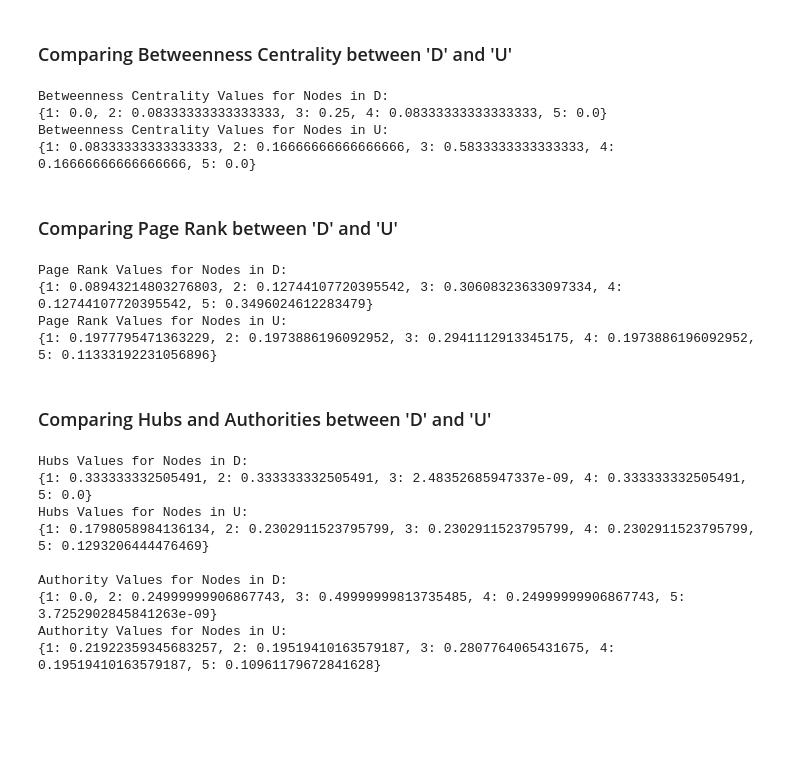
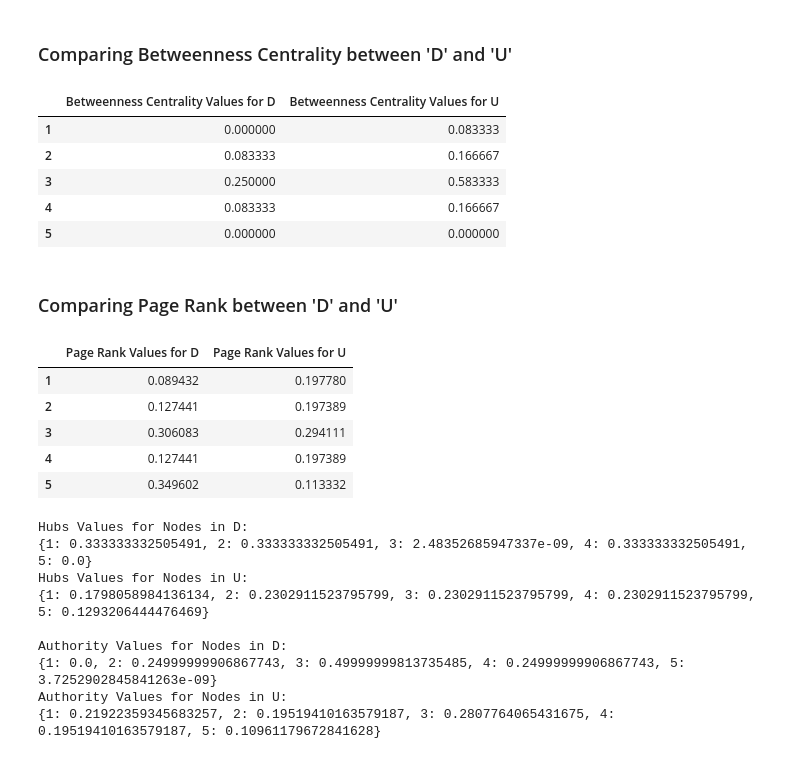
Before and after one commit to idc9/law-net, a Jupyter notebook: explore/michael/5_node_graph_centrality_testing.ipynb, the cells around one changed output. Saved outputs shown, nothing was run; the diff lists cells and outputs as text; code cells hidden in the pictures; blank space fills up the shorter version.

```diff
--- a/explore/michael/5_node_graph_centrality_testing.ipynb
+++ b/explore/michael/5_node_graph_centrality_testing.ipynb
@@ -118,35 +93,53 @@ ArpackNoConvergence: ARPACK error -1: No convergence (51 iterations, 0/1 eigenve
 # %% [markdown]
 ### Comparing Betweenness Centrality between 'D' and 'U'
-# %%
-between_cent_dict_D = nx.betweenness_centrality(D)
-between_cent_dict_U = nx.betweenness_centrality(U)
-
-print 'Betweenness Centrality Values for Nodes in D:'
-print between_cent_dict_D
-print 'Betweenness Centrality Values for Nodes in U:'
-print between_cent_dict_U
-# %% [output]
-Betweenness Centrality Values for Nodes in D:
-{1: 0.0, 2: 0.08333333333333333, 3: 0.25, 4: 0.08333333333333333, 5: 0.0}
-Betweenness Centrality Values for Nodes in U:
-{1: 0.08333333333333333, 2: 0.16666666666666666, 3: 0.5833333333333333, 4: 0.16666666666666666, 5: 0.0}
+# %%
+between_cent_dict_D = nx.betweenness_centrality(D)
+between_cent_dict_U = nx.betweenness_centrality(U)
+
+bcd_D = sorted(between_cent_dict_D.iteritems(), key=operator.itemgetter(0))
+bcd_U = sorted(between_cent_dict_U.iteritems(), key=operator.itemgetter(0))
+
+nodes = [x[0] for x in bcd_D]
+bcd_D_vals = [x[1] for x in bcd_D]
+bcd_U_vals = [x[1] for x in bcd_U]
+
+data = {'Betweenness Centrality Values for D': bcd_D_vals,
+        'Betweenness Centrality Values for U': bcd_U_vals,
+       }
+df = pd.DataFrame(data, index=nodes)
+df
+# %% [output]
+|  | Betweenness Centrality Values for D | Betweenness Centrality Values for U |
+| 1 | 0.000000 | 0.083333 |
+| 2 | 0.083333 | 0.166667 |
+| 3 | 0.250000 | 0.583333 |
+| 4 | 0.083333 | 0.166667 |
+| 5 | 0.000000 | 0.000000 |
 # %% [markdown]
 ### Comparing Page Rank between 'D' and 'U'
-# %%
-page_rank_dict_D = nx.pagerank(D)
-page_rank_dict_U = nx.pagerank(U)
-
-print 'Page Rank Values for Nodes in D:'
-print page_rank_dict_D
-print 'Page Rank Values for Nodes in U:'
-print page_rank_dict_U
-# %% [output]
-Page Rank Values for Nodes in D:
-{1: 0.08943214803276803, 2: 0.12744107720395542, 3: 0.30608323633097334, 4: 0.12744107720395542, 5: 0.3496024612283479}
-Page Rank Values for Nodes in U:
-{1: 0.1977795471363229, 2: 0.1973886196092952, 3: 0.2941112913345175, 4: 0.1973886196092952, 5: 0.11333192231056896}
-# %% [markdown]
-### Comparing Hubs and Authorities between 'D' and 'U'
+# %%
+page_rank_dict_D = nx.pagerank(D)
+page_rank_dict_U = nx.pagerank(U)
+
+prd_D = sorted(page_rank_dict_D.iteritems(), key=operator.itemgetter(0))
+prd_U = sorted(page_rank_dict_U.iteritems(), key=operator.itemgetter(0))
+
+nodes = [x[0] for x in prd_D]
+prd_D_vals = [x[1] for x in prd_D]
+prd_U_vals = [x[1] for x in prd_U]
+
+data = {'Page Rank Values for D': prd_D_vals,
+        'Page Rank Values for U': prd_U_vals,
+       }
+df = pd.DataFrame(data, index=nodes)
+df
+# %% [output]
+|  | Page Rank Values for D | Page Rank Values for U |
+| 1 | 0.089432 | 0.197780 |
+| 2 | 0.127441 | 0.197389 |
+| 3 | 0.306083 | 0.294111 |
+| 4 | 0.127441 | 0.197389 |
+| 5 | 0.349602 | 0.113332 |
 # %%
 hubs_auths_dict_D = nx.hits(D)
 hubs_auths_dict_U = nx.hits(U)
```
Also changed, not shown: parts of 17 cells of this notebook.
